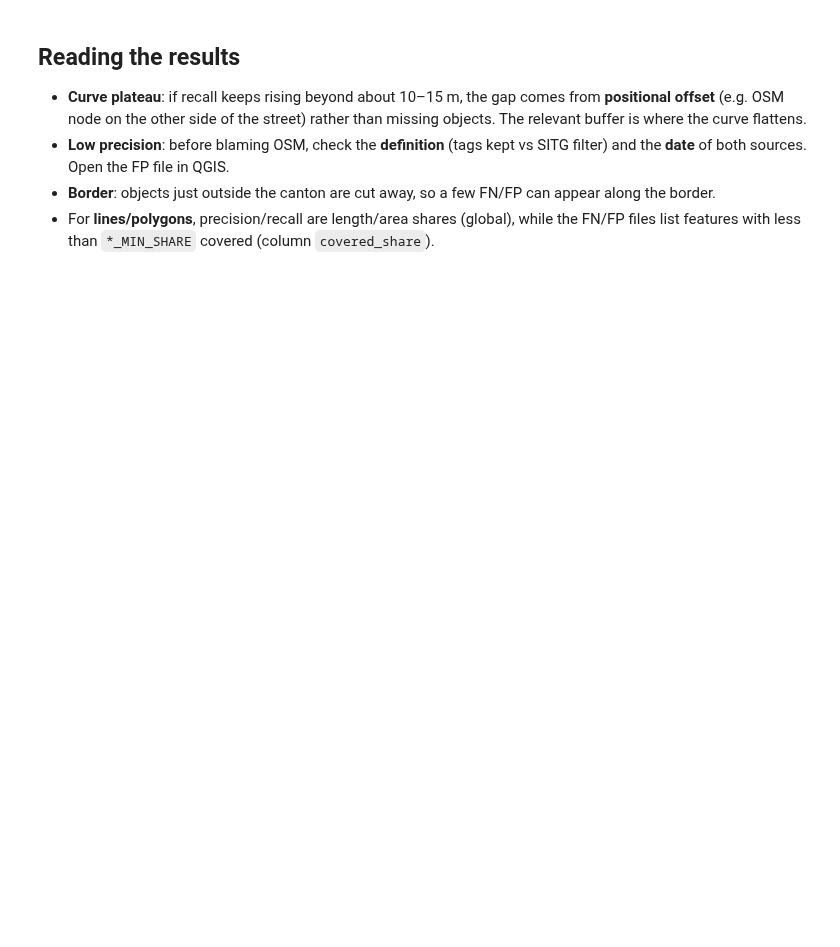
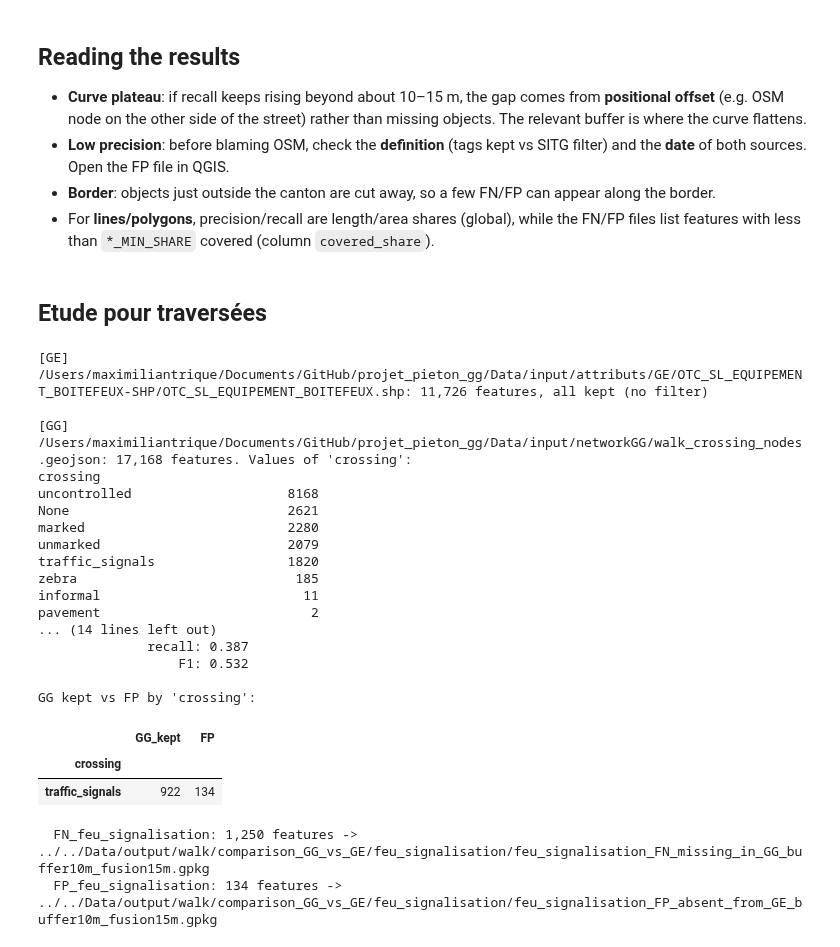
Before and after one commit to action-situee/PROJET_PIETON_GG, a Jupyter notebook: Notebook/Step 2/2_1_bis_Compare_GG_vs_GE_walk.ipynb, the cells around one changed output. Saved outputs shown, nothing was run; the diff lists cells and outputs as text; code cells hidden in the pictures; blank space fills up the shorter version.

```diff
--- a/Notebook/Step 2/2_1_bis_Compare_GG_vs_GE_walk.ipynb
+++ b/Notebook/Step 2/2_1_bis_Compare_GG_vs_GE_walk.ipynb
@@ -582,25 +621,32 @@ else:
 * **Low precision**: before blaming OSM, check the **definition** (tags kept vs SITG filter) and the **date** of both sources. Open the FP file in QGIS.
 * **Border**: objects just outside the canton are cut away, so a few FN/FP can appear along the border.
 * For **lines/polygons**, precision/recall are length/area shares (global), while the FN/FP files list features with less than `*_MIN_SHARE` covered (column `covered_share`).
+# %% [markdown]
+## Etude pour traversées
 # %%
 # ============ Custom comparison: two layers given by full path ============
 ###----change here-----
-CUSTOM_NAME = "passage_pieton"                  # name of the output sub-folder
+CUSTOM_NAME = "feu_signalisation"                  # name of the output sub-folder
 
-CUSTOM_GG_PATH = "/full/path/to/GG_layer.gpkg"  # layer to evaluate (OSM)
+CUSTOM_GG_PATH = "/Users/maximiliantrique/Documents/GitHub/projet_pieton_gg/Data/input/networkGG/walk_crossing_nodes.geojson"  # layer to evaluate (OSM)
 CUSTOM_GG_LAYER = None                          # layer name if multi-layer GeoPackage, else None
 CUSTOM_GG_COLUMN = "crossing"
-CUSTOM_GG_VALUES = ["informal", "traffic_signals", "zebra"]
+CUSTOM_GG_VALUES = ["traffic_signals"]
 
-CUSTOM_GE_PATH = "/full/path/to/GE_layer.shp"   # ground truth (SITG)
+CUSTOM_GE_PATH = "/Users/maximiliantrique/Documents/GitHub/projet_pieton_gg/Data/input/attributs/GE/OTC_SL_EQUIPEMENT_BOITEFEUX-SHP/OTC_SL_EQUIPEMENT_BOITEFEUX.shp"   # ground truth (SITG)
 CUSTOM_GE_LAYER = None
-CUSTOM_GE_COLUMN = "PP_Feux"
-CUSTOM_GE_VALUES = ["Oui"]
+CUSTOM_GE_COLUMN = None
+CUSTOM_GE_VALUES = None
 
 CUSTOM_BUFFER_EXPORT = 10                       # [m] buffer used to export FN / FP
 CUSTOM_BUFFER_RANGE = np.arange(1, 51, 1)       # [m] buffers for the curve
 CUSTOM_CLIP_TO_DOMAIN = True                    # restrict both layers to the canton (domain loaded above)
 CUSTOM_FORCE_POINTS = False                     # True: lines -> midpoint, polygons -> point on surface (if one layer is points, the other lines)
+
+# Fusion des feux proches
+FUSION = True          # True : fusionne les feux dans un rayon donné ; False : garde les points bruts
+FUSION_RADIUS = 15.0   # rayon de fusion en mètres
+CRS_METRIQUE = 2056    # CH1903+/LV95, valable pour tout le Grand Genève
 ###--------------------
 # %%
 def load_custom_layer(path, layer, column, values, label):
@@ -653,36 +737,72 @@ if CUSTOM_CLIP_TO_DOMAIN:
     c_test = gpd.clip(c_test, domain).reset_index(drop=True)
 if CUSTOM_FORCE_POINTS:
     c_gt, c_test = to_points(c_gt), to_points(c_test)
 
 c_fam_gt, c_cnt_gt = geom_family(c_gt)
 c_fam_test, c_cnt_test = geom_family(c_test)
 print(f"GE: {len(c_gt):,} features | {c_cnt_gt.to_dict()}")
 print(f"GG: {len(c_test):,} features | {c_cnt_test.to_dict()}")
 
 if c_fam_gt != c_fam_test:
     c_compare, c_method = mixed_metrics, "mixed"
     print("Different geometry types -> mixed (dummy). Set CUSTOM_FORCE_POINTS = True to compare as points.")
 else:
     c_compare, c_method = COMPARATORS[c_fam_gt], c_fam_gt
     c_gt, c_test = harmonize(c_gt, c_fam_gt), harmonize(c_test, c_fam_test)
 print(f"-> comparison method: {c_method} ({c_compare.__name__})")
 
+# --- Fusion des points proches (GE et GG séparément) ---
+c_ftag = ""
+if FUSION:
+    all_points = (c_gt.geom_type.eq("Point").all() and c_test.geom_type.eq("Point").all())
+    if all_points:
+        n_gt, n_test = len(c_gt), len(c_test)
+        c_gt = fusion_points(c_gt, FUSION_RADIUS, keep_cols=[CUSTOM_GE_COLUMN])
+        c_test = fusion_points(c_test, FUSION_RADIUS, keep_cols=[CUSTOM_GG_COLUMN])
+        c_ftag = f"_fusion{FUSION_RADIUS:g}m"
+        print(f"-> fusion (r = {FUSION_RADIUS:g} m): GE {n_gt:,} -> {len(c_gt):,} | GG {n_test:,} -> {len(c_test):,}")
+    else:
+        print("-> FUSION ignorée : les deux couches doivent être des points (CUSTOM_FORCE_POINTS = True).")
+
 c_out_dir = os.path.join(output_comparison_path, CUSTOM_NAME)
 os.makedirs(c_out_dir, exist_ok=True)
 c_btag = f"{CUSTOM_BUFFER_EXPORT:g}m"
 
 c_metrics, c_fn, c_fp = c_compare(c_gt, c_test, CUSTOM_BUFFER_EXPORT)
-print(f"\n[{CUSTOM_NAME} | {c_method} | buffer = {c_btag}]")
+print(f"\n[{CUSTOM_NAME} | {c_method}{' + fusion' if c_ftag else ''} | buffer = {c_btag}]")
 for k, v in c_metrics.items():
     print(f"  {k:>18}: {v:,.3f}" if isinstance(v, float) else f"  {k:>18}: {v:,}")
 
 if len(c_fp) and CUSTOM_GG_COLUMN in c_fp.columns:
     print(f"\nGG kept vs FP by '{CUSTOM_GG_COLUMN}':")
     display(pd.DataFrame({"GG_kept": c_test[CUSTOM_GG_COLUMN].value_counts(),
                           "FP": c_fp[CUSTOM_GG_COLUMN].value_counts()}).fillna(0).astype(int))
 
-save_gpkg(c_fn, os.path.join(c_out_dir, f"{CUSTOM_NAME}_FN_missing_in_GG_buffer{c_btag}.gpkg"), f"FN_{CUSTOM_NAME}")
-save_gpkg(c_fp, os.path.join(c_out_dir, f"{CUSTOM_NAME}_FP_absent_from_GE_buffer{c_btag}.gpkg"), f"FP_{CUSTOM_NAME}")
+save_gpkg(c_fn, os.path.join(c_out_dir, f"{CUSTOM_NAME}_FN_missing_in_GG_buffer{c_btag}{c_ftag}.gpkg"), f"FN_{CUSTOM_NAME}")
+save_gpkg(c_fp, os.path.join(c_out_dir, f"{CUSTOM_NAME}_FP_absent_from_GE_buffer{c_btag}{c_ftag}.gpkg"), f"FP_{CUSTOM_NAME}")
+# %% [output]
+[GE] /Users/maximiliantrique/Documents/GitHub/projet_pieton_gg/Data/input/attributs/GE/OTC_SL_EQUIPEMENT_BOITEFEUX-SHP/OTC_SL_EQUIPEMENT_BOITEFEUX.shp: 11,726 features, all kept (no filter)
+
+[GG] /Users/maximiliantrique/Documents/GitHub/projet_pieton_gg/Data/input/networkGG/walk_crossing_nodes.geojson: 17,168 features. Values of 'crossing':
+crossing
+uncontrolled                    8168
+None                            2621
+marked                          2280
+unmarked                        2079
+traffic_signals                 1820
+zebra                            185
+informal                          11
+pavement                           2
+... (14 lines left out)
+              recall: 0.387
+                  F1: 0.532
+
+GG kept vs FP by 'crossing':
+|  | GG_kept | FP |
+| crossing |  |  |
+| traffic_signals | 922 | 134 |
+  FN_feu_signalisation: 1,250 features -> ../../Data/output/walk/comparison_GG_vs_GE/feu_signalisation/feu_signalisation_FN_missing_in_GG_buffer10m_fusion15m.gpkg
+  FP_feu_signalisation: 134 features -> ../../Data/output/walk/comparison_GG_vs_GE/feu_signalisation/feu_signalisation_FP_absent_from_GE_buffer10m_fusion15m.gpkg
 # %%
 c_rows = [{"buffer_m": float(b), **c_compare(c_gt, c_test, float(b))[0]} for b in CUSTOM_BUFFER_RANGE]
 c_sweep = pd.DataFrame(c_rows)
```
Also changed, not shown: parts of 11 cells of this notebook, 3 other files.
